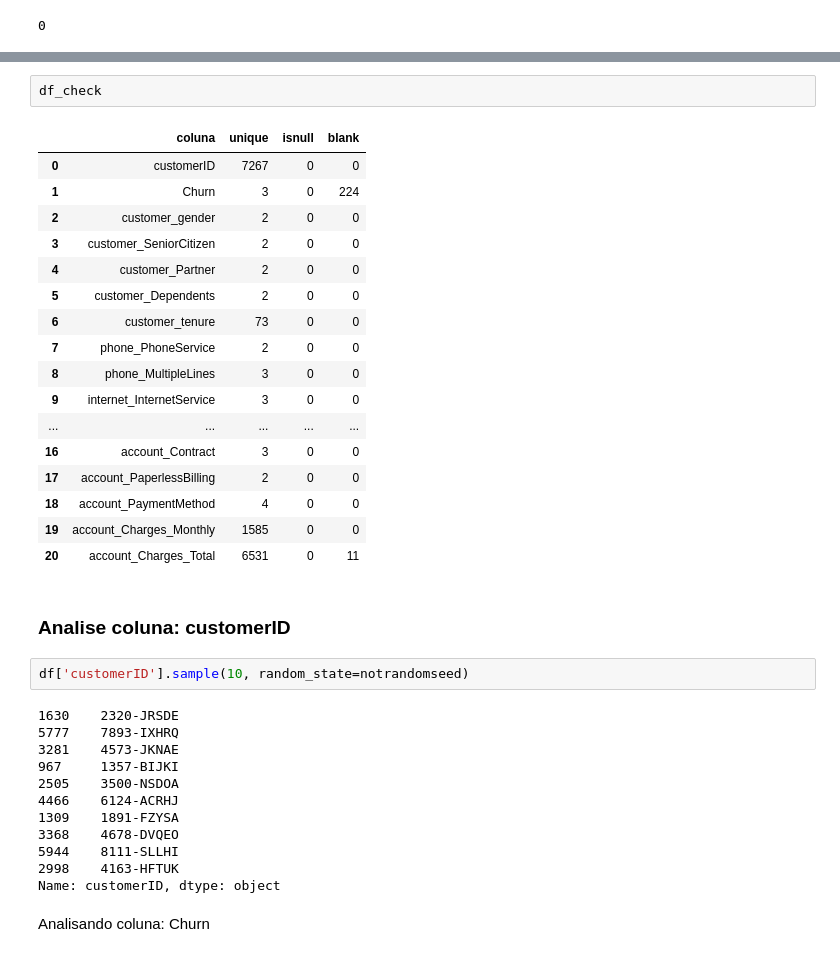
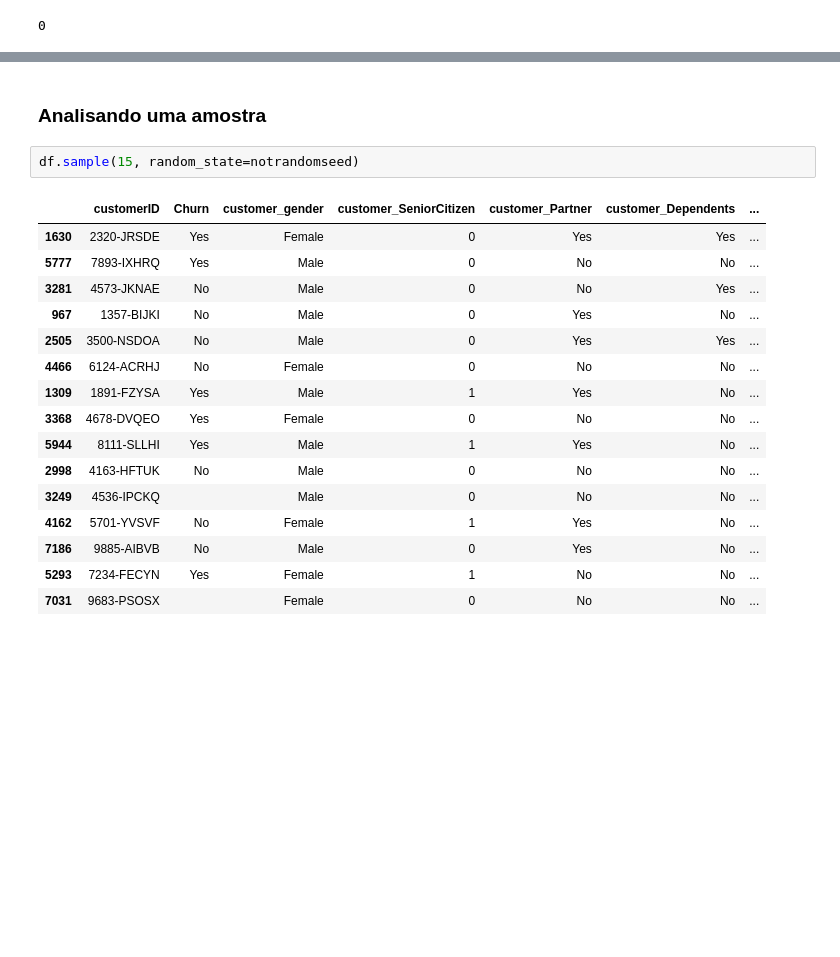
Before and after one commit to itsGab/ChallengeDS, a Jupyter notebook: nb01.ipynb, the cells around one changed output, grey strips where cells are left out. Cells and saved outputs as stored; diff of their text form; blank space fills up the shorter version.

```diff
--- a/nb01.ipynb
+++ b/nb01.ipynb
@@ -84,38 +101,21 @@ df_check = df_check.merge(temp_series, how='left', left_on='coluna', right_index
-# %%
-df_check
-# %% [output]
-|  | coluna | unique | isnull | blank |
-| 0 | customerID | 7267 | 0 | 0 |
-| 1 | Churn | 3 | 0 | 224 |
-| 2 | customer_gender | 2 | 0 | 0 |
-| 3 | customer_SeniorCitizen | 2 | 0 | 0 |
-| 4 | customer_Partner | 2 | 0 | 0 |
-| 5 | customer_Dependents | 2 | 0 | 0 |
-| 6 | customer_tenure | 73 | 0 | 0 |
-| 7 | phone_PhoneService | 2 | 0 | 0 |
-| 8 | phone_MultipleLines | 3 | 0 | 0 |
-| 9 | internet_InternetService | 3 | 0 | 0 |
-| ... | ... | ... | ... | ... |
-| 16 | account_Contract | 3 | 0 | 0 |
-| 17 | account_PaperlessBilling | 2 | 0 | 0 |
-| 18 | account_PaymentMethod | 4 | 0 | 0 |
-| 19 | account_Charges_Monthly | 1585 | 0 | 0 |
-| 20 | account_Charges_Total | 6531 | 0 | 11 |
-# %% [markdown]
-### Analise coluna: customerID
+# %% [markdown]
+### Analisando uma amostra
 # %%
-df['customerID'].sample(10, random_state=notrandomseed)
+df.sample(15, random_state=notrandomseed)
 # %% [output]
-1630    2320-JRSDE
-5777    7893-IXHRQ
-3281    4573-JKNAE
-967     1357-BIJKI
-2505    3500-NSDOA
-4466    6124-ACRHJ
-1309    1891-FZYSA
-3368    4678-DVQEO
-5944    8111-SLLHI
-2998    4163-HFTUK
-Name: customerID, dtype: object
+|  | customerID | Churn | customer_gender | customer_SeniorCitizen | customer_Partner | customer_Dependents | ... |
+| 1630 | 2320-JRSDE | Yes | Female | 0 | Yes | Yes | ... |
+| 5777 | 7893-IXHRQ | Yes | Male | 0 | No | No | ... |
+| 3281 | 4573-JKNAE | No | Male | 0 | No | Yes | ... |
+| 967 | 1357-BIJKI | No | Male | 0 | Yes | No | ... |
+| 2505 | 3500-NSDOA | No | Male | 0 | Yes | Yes | ... |
+| 4466 | 6124-ACRHJ | No | Female | 0 | No | No | ... |
+| 1309 | 1891-FZYSA | Yes | Male | 1 | Yes | No | ... |
+| 3368 | 4678-DVQEO | Yes | Female | 0 | No | No | ... |
+| 5944 | 8111-SLLHI | Yes | Male | 1 | Yes | No | ... |
+| 2998 | 4163-HFTUK | No | Male | 0 | No | No | ... |
+| 3249 | 4536-IPCKQ |  | Male | 0 | No | No | ... |
+| 4162 | 5701-YVSVF | No | Female | 1 | Yes | No | ... |
+| 7186 | 9885-AIBVB | No | Male | 0 | Yes | No | ... |
+| 5293 | 7234-FECYN | Yes | Female | 1 | No | No | ... |
+| 7031 | 9683-PSOSX |  | Female | 0 | No | No | ... |
-# %% [markdown]
-Analisando coluna: Churn
```
Also changed, not shown: parts of 14 cells of this notebook.
